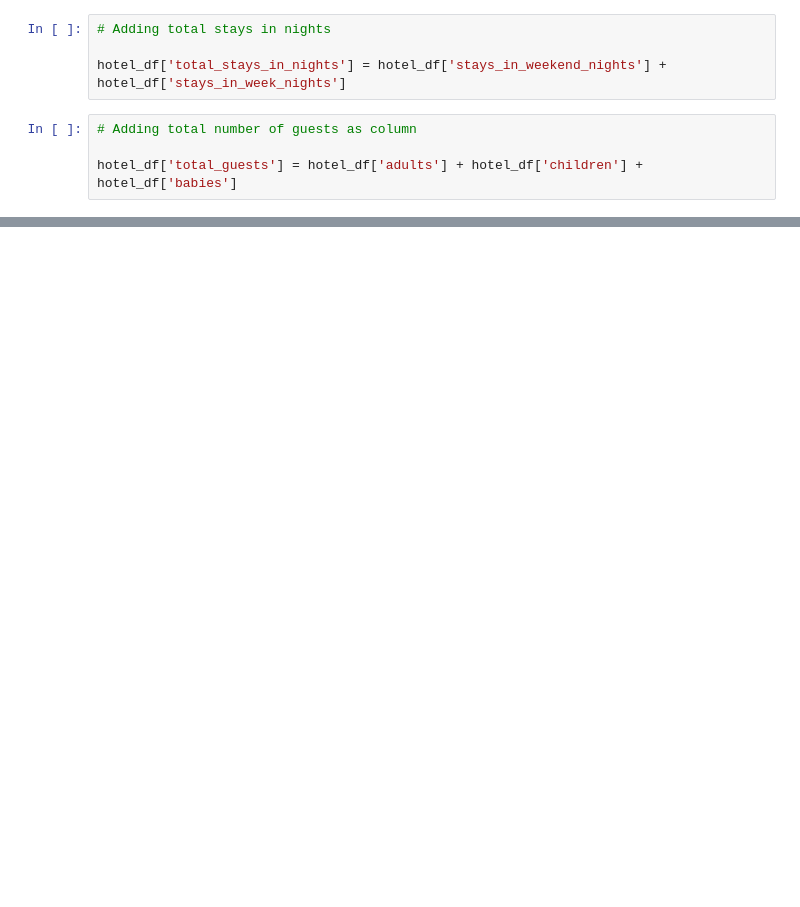
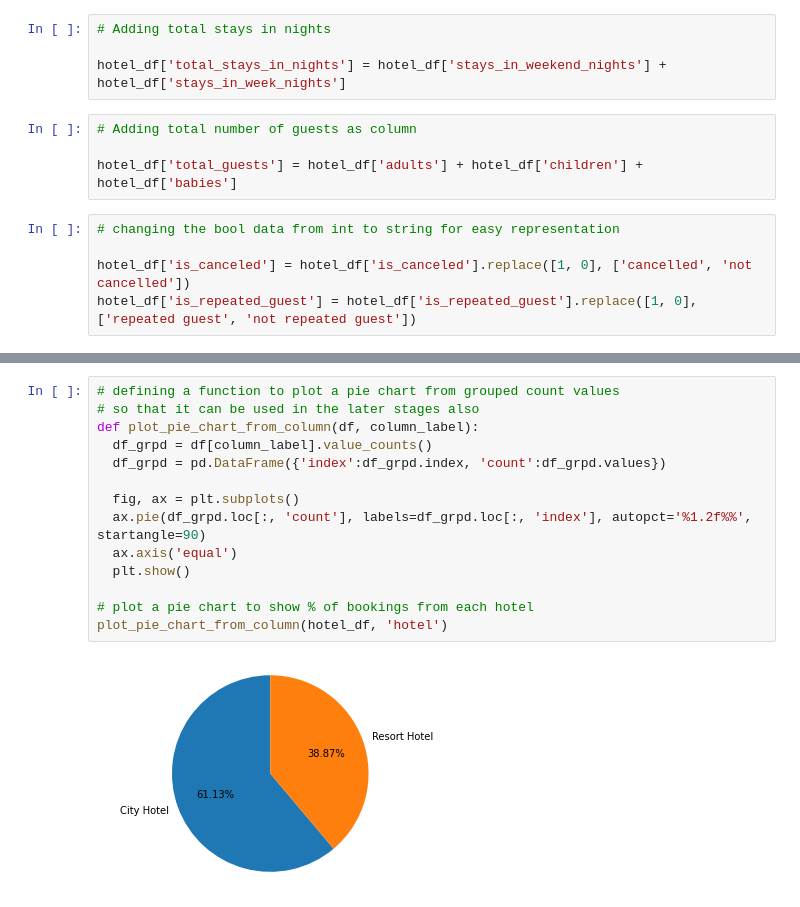
Before and after one commit to connect-midhunr/eda-hotel-booking, a Jupyter notebook: EDA_Hotel_Booking_Analysis_Capstone_Project.ipynb, the cells around one changed output, grey strips where cells are left out. Cells and saved outputs as stored; diff of their text form; blank space fills up the shorter version.

```diff
--- a/EDA_Hotel_Booking_Analysis_Capstone_Project.ipynb
+++ b/EDA_Hotel_Booking_Analysis_Capstone_Project.ipynb
@@ -370,3 +370,8 @@ hotel_df['total_stays_in_nights'] = hotel_df['stays_in_weekend_nights'] + hotel_
 # Adding total number of guests as column
 
 hotel_df['total_guests'] = hotel_df['adults'] + hotel_df['children'] + hotel_df['babies']
+# %%
+# changing the bool data from int to string for easy representation
+
+hotel_df['is_canceled'] = hotel_df['is_canceled'].replace([1, 0], ['cancelled', 'not cancelled'])
+hotel_df['is_repeated_guest'] = hotel_df['is_repeated_guest'].replace([1, 0], ['repeated guest', 'not repeated guest'])
@@ -372,0 +416,16 @@ hotel_df['total_guests'] = hotel_df['adults'] + hotel_df['children'] + hotel_df[
+# %%
+# defining a function to plot a pie chart from grouped count values
+# so that it can be used in the later stages also
+def plot_pie_chart_from_column(df, column_label):
+  df_grpd = df[column_label].value_counts()
+  df_grpd = pd.DataFrame({'index':df_grpd.index, 'count':df_grpd.values})
+
+  fig, ax = plt.subplots()
+  ax.pie(df_grpd.loc[:, 'count'], labels=df_grpd.loc[:, 'index'], autopct='%1.2f%%', startangle=90)
+  ax.axis('equal')
+  plt.show()
+
+# plot a pie chart to show % of bookings from each hotel
+plot_pie_chart_from_column(hotel_df, 'hotel')
+# %% [output]
+[figure, added]
```
Also changed, not shown: parts of 17 cells of this notebook.
